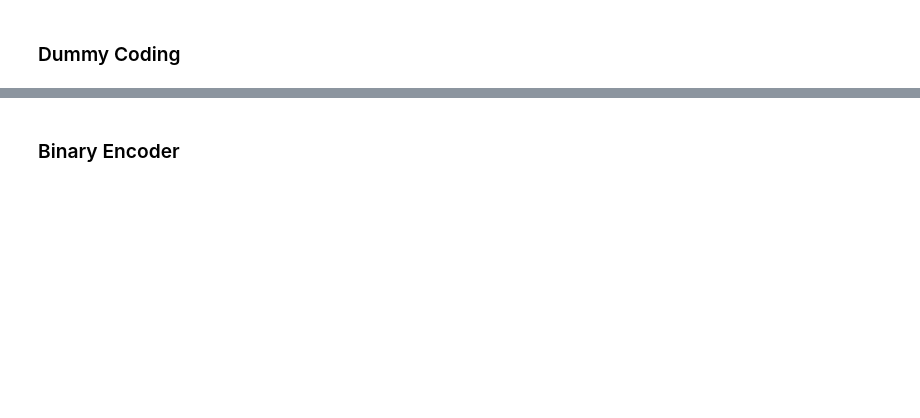
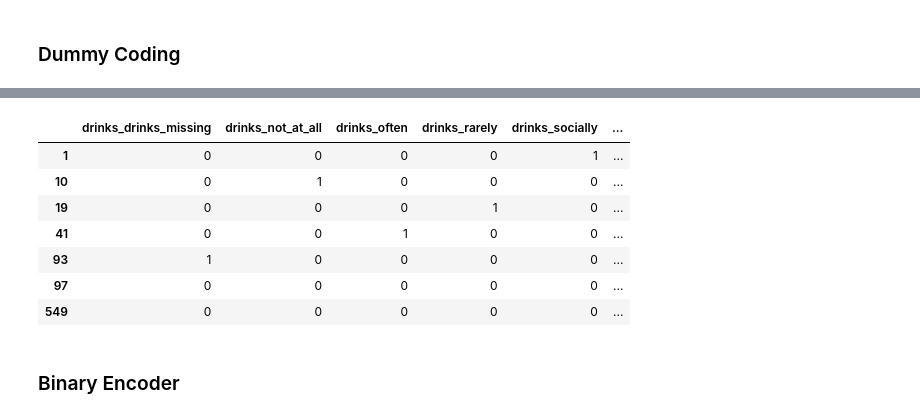
Before and after one commit to jimmynkim/DAEM, a Jupyter notebook: DAEM23_05.ipynb, the cells around one changed output, grey strips where cells are left out. Drawn from its saved outputs; the diff is of its cells as text; code cells hidden in the pictures; blank space fills up the shorter version.

```diff
--- a/DAEM23_05.ipynb
+++ b/DAEM23_05.ipynb
@@ -827,0 +942,3 @@ col='drinks'
+# %%
+dummy_df2 = pd.get_dummies(df[col], prefix='drinks', drop_first=True)
+dummy_df2.head()
@@ -828,2 +952,13 @@ col='drinks'
+# %%
+dummy_df2.drop_duplicates()
+# %% [output]
+|  | drinks_drinks_missing | drinks_not_at_all | drinks_often | drinks_rarely | drinks_socially | ... |
+| 1 | 0 | 0 | 0 | 0 | 1 | ... |
+| 10 | 0 | 1 | 0 | 0 | 0 | ... |
+| 19 | 0 | 0 | 0 | 1 | 0 | ... |
+| 41 | 0 | 0 | 1 | 0 | 0 | ... |
+| 93 | 1 | 0 | 0 | 0 | 0 | ... |
+| 97 | 0 | 0 | 0 | 0 | 0 | ... |
+| 549 | 0 | 0 | 0 | 0 | 0 | ... |
 # %% [markdown]
 ### Binary Encoder
```
Also changed, not shown: parts of 42 cells of this notebook.
